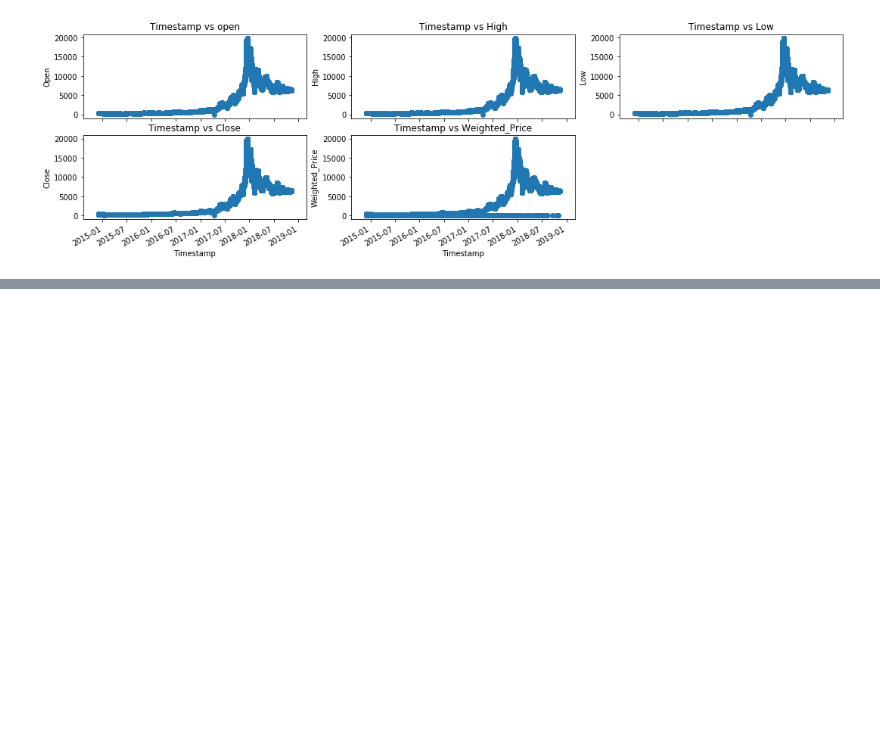
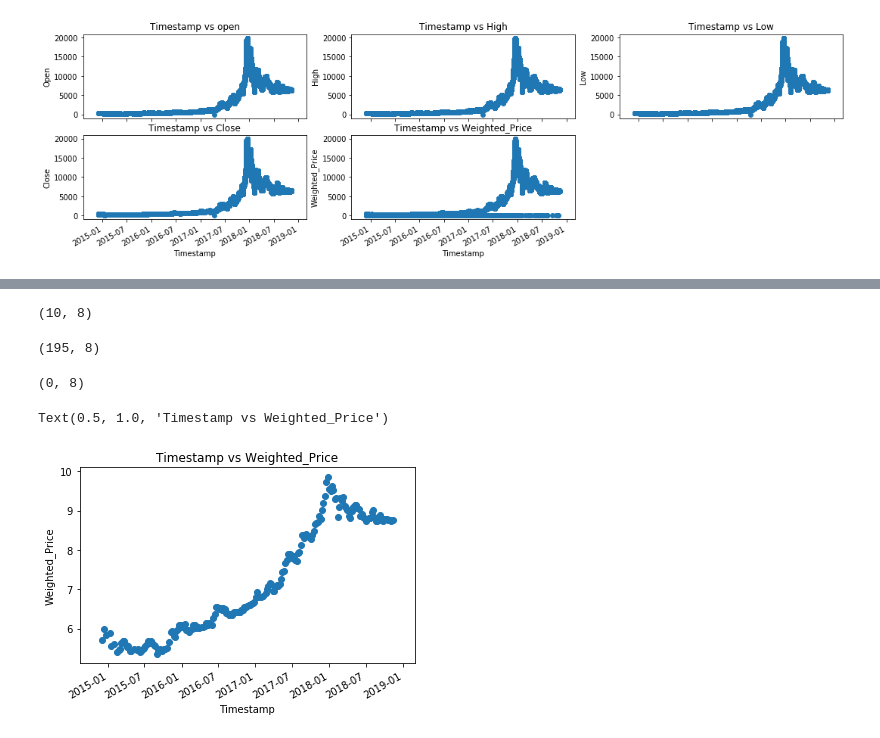
Before and after one commit to BasantHussein/Bitcoin-Time-Series-Forecasting, a Jupyter notebook: BitcoinTimeSeriesForecasting.ipynb, the cells around one changed output, grey strips where cells are left out. Saved outputs shown, nothing was run; the diff lists cells and outputs as text; code cells hidden in the pictures; blank space fills up the shorter version.

```diff
--- a/BitcoinTimeSeriesForecasting.ipynb
+++ b/BitcoinTimeSeriesForecasting.ipynb
@@ -238,0 +358,27 @@ Text(0.5, 1.0, 'Timestamp vs Weighted_Price')
+# %%
+# check the zero values in weighted price
+lweekly_data[lweekly_data['Weighted_Price']==0].shape
+# %% [output]
+(10, 8)
+# %%
+# drop zero values in weighted price
+lweekly_data=lweekly_data.loc[lweekly_data.Weighted_Price>0]
+lweekly_data.shape
+# %% [output]
+(195, 8)
+# %%
+# check the zero values in weighted price
+lweekly_data[lweekly_data['Weighted_Price']==0].shape
+# %% [output]
+(0, 8)
+# %%
+# Weighted_Price plot
+plt.scatter(lweekly_data.Timestamp,lweekly_data.Weighted_Price)
+# beautify the x-labels
+plt.gcf().autofmt_xdate()
+plt.xlabel('Timestamp')
+plt.ylabel('Weighted_Price')
+plt.title('Timestamp vs Weighted_Price')
+# %% [output]
+Text(0.5, 1.0, 'Timestamp vs Weighted_Price')
+[figure, added]
```
Also changed, not shown: parts of 12 cells of this notebook.
